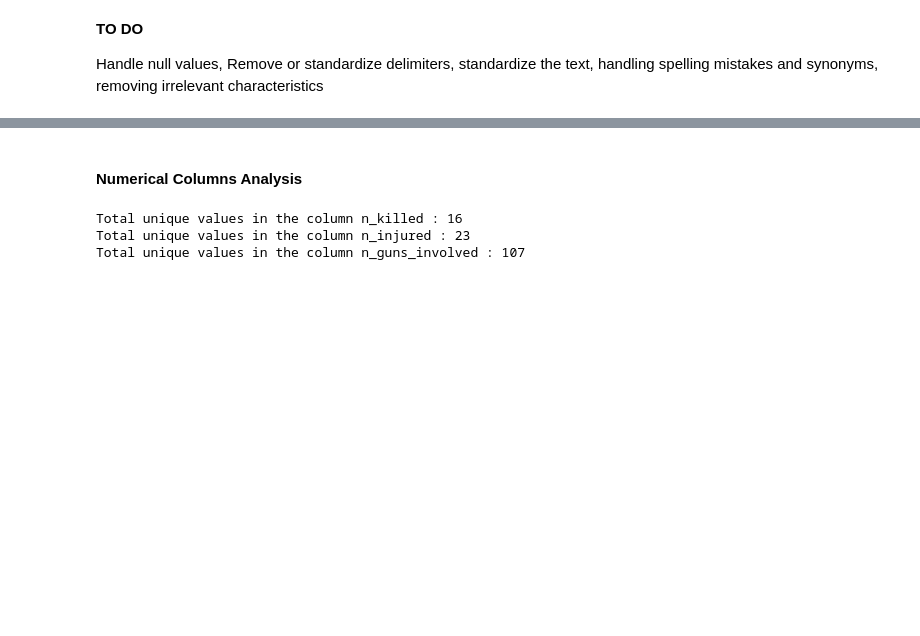
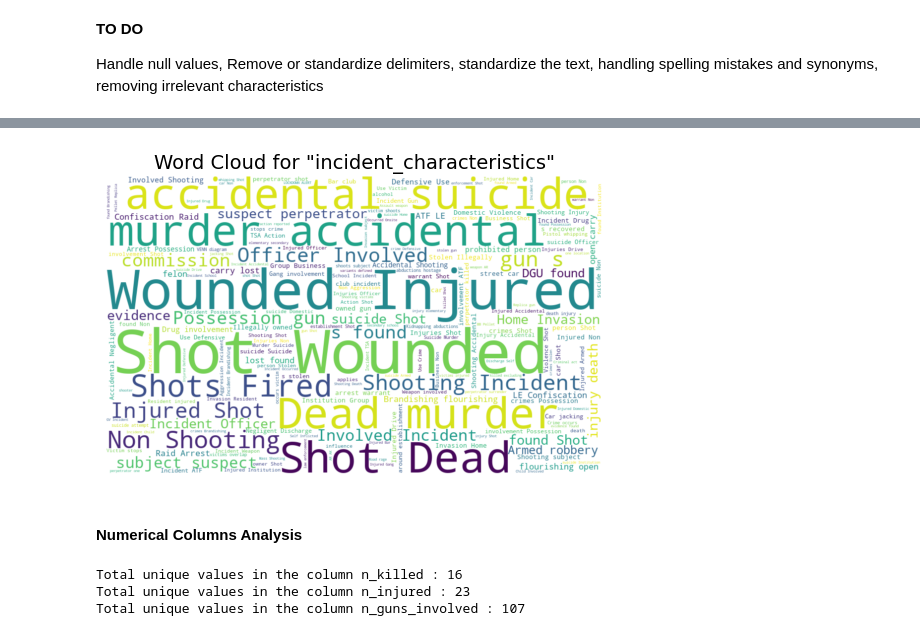
Before and after one commit to bharath03-a/Gun-Violence-Incidents, a Jupyter notebook: notebooks/01_initial_exploratory_analysis.ipynb, the cells around one changed output, grey strips where cells are left out. Cells and saved outputs as stored; diff of their text form; code cells hidden in the pictures; blank space fills up the shorter version.

```diff
--- a/notebooks/01_initial_exploratory_analysis.ipynb
+++ b/notebooks/01_initial_exploratory_analysis.ipynb
@@ -365,3 +390,7 @@ Handle null values, Remove or standardize delimiters, standardize the text, hand
+# %%
+visualization.word_cloud(plt.gca(), 'incident_characteristics')
+# %% [output]
+[figure, added]
 # %% [markdown]
 #### Numerical Columns Analysis
 # %%
```
Also changed, not shown: parts of 24 cells of this notebook, 4 other files.
